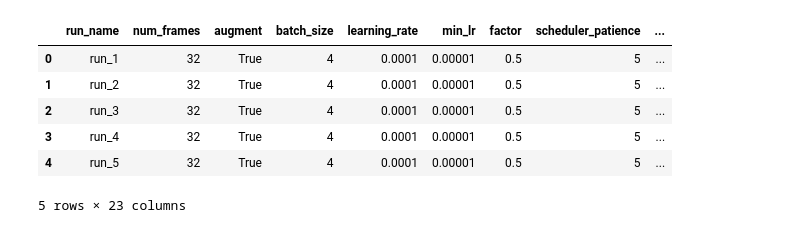
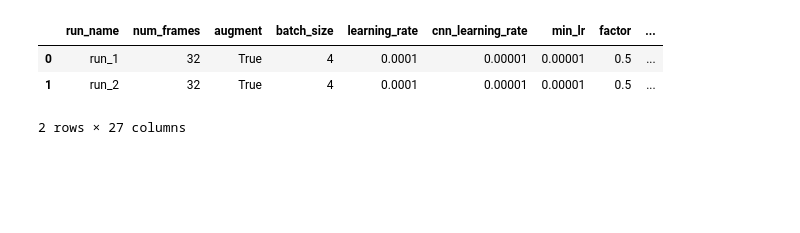
Before and after one commit to maxim-pre/violence-detection-dissertation, a Jupyter notebook: notebooks/06-gridsearch_results.ipynb, the cells around one changed output. Saved outputs shown, nothing was run; the diff lists cells and outputs as text; code cells hidden in the pictures; blank space fills up the shorter version.

```diff
--- a/notebooks/06-gridsearch_results.ipynb
+++ b/notebooks/06-gridsearch_results.ipynb
@@ -10,18 +10,16 @@ from src.config import CHECKPOINT_DIR
 from pathlib import Path
 import matplotlib.pyplot as plt
 # %%
-grid_search_results_path = CHECKPOINT_DIR / "CNN_LSTM_V2" / "grid_search_1" / "grid_search_results.csv"
+experiment_root = CHECKPOINT_DIR / "CNN_LSTM_V2" / "grid_search_4_amsgrad"
+grid_search_results_path = experiment_root / "grid_search_results.csv"
 
 df = pd.read_csv(grid_search_results_path)
 df.head()
 # %% [output]
-|  | run_name | num_frames | augment | batch_size | learning_rate | min_lr | factor | scheduler_patience | ... |
-| 0 | run_1 | 32 | True | 4 | 0.0001 | 0.00001 | 0.5 | 5 | ... |
-| 1 | run_2 | 32 | True | 4 | 0.0001 | 0.00001 | 0.5 | 5 | ... |
-| 2 | run_3 | 32 | True | 4 | 0.0001 | 0.00001 | 0.5 | 5 | ... |
-| 3 | run_4 | 32 | True | 4 | 0.0001 | 0.00001 | 0.5 | 5 | ... |
-| 4 | run_5 | 32 | True | 4 | 0.0001 | 0.00001 | 0.5 | 5 | ... |
+|  | run_name | num_frames | augment | batch_size | learning_rate | cnn_learning_rate | min_lr | factor | ... |
+| 0 | run_1 | 32 | True | 4 | 0.0001 | 0.00001 | 0.00001 | 0.5 | ... |
+| 1 | run_2 | 32 | True | 4 | 0.0001 | 0.00001 | 0.00001 | 0.5 | ... |
-5 rows × 23 columns
+2 rows × 27 columns
 # %%
 def make_title(run_name, config, display_params):
     title = [run_name]
```
Also changed, not shown: parts of 1 cell of this notebook, 8 other files.
